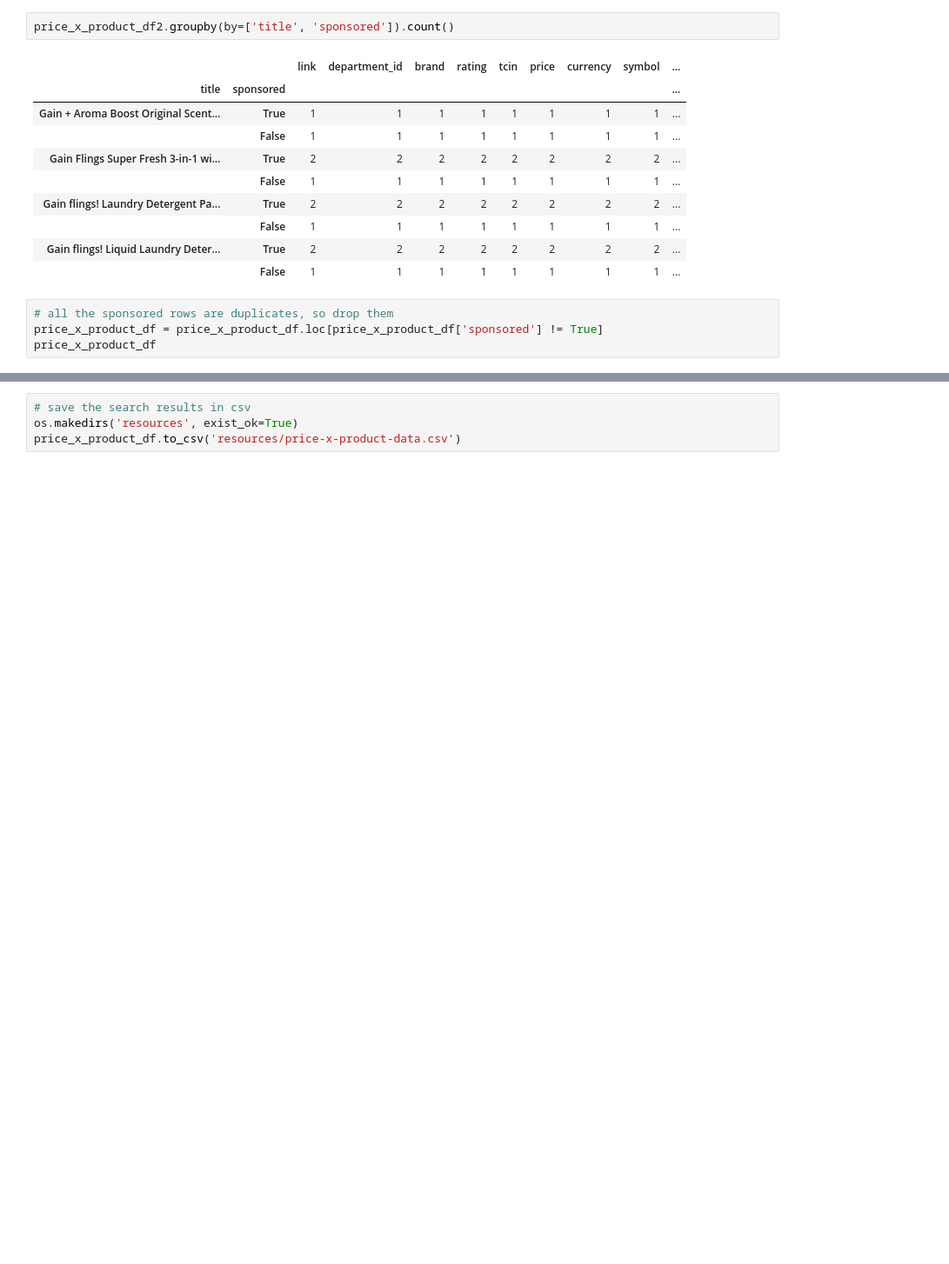
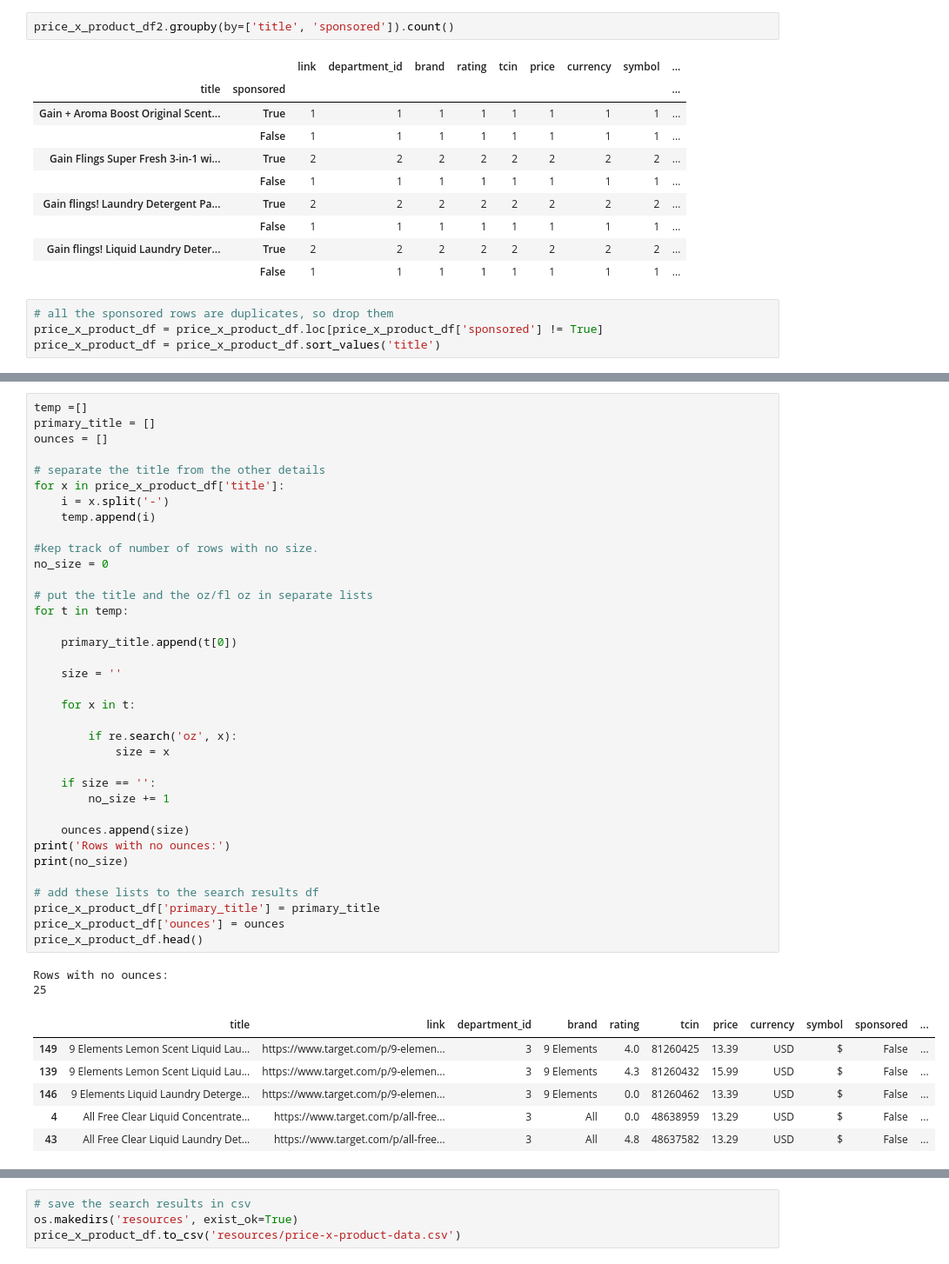
Before and after one commit to Annaolivia5/Target-price-analysis, a Jupyter notebook: Search_data_collection.ipynb, the cells around one changed output, grey strips where cells are left out. Shown at 87% size. Cells and saved outputs as stored; diff of their text form; blank space fills up the shorter version.

Commit message:
added ounces to the search results, and a primary title

```diff
--- a/Search_data_collection.ipynb
+++ b/Search_data_collection.ipynb
@@ -235,4 +237,4 @@ price_x_product_df2.groupby(by=['title', 'sponsored']).count()
 # %%
 # all the sponsored rows are duplicates, so drop them
 price_x_product_df = price_x_product_df.loc[price_x_product_df['sponsored'] != True]
-price_x_product_df
+price_x_product_df = price_x_product_df.sort_values('title')
@@ -252,0 +241,45 @@ price_x_product_df
+# %%
+temp =[]
+primary_title = []
+ounces = []
+
+# separate the title from the other details
+for x in price_x_product_df['title']:
+    i = x.split('-')
+    temp.append(i)
+
+#kep track of number of rows with no size.
+no_size = 0
+
+# put the title and the oz/fl oz in separate lists
+for t in temp:
+
+    primary_title.append(t[0])
+
+    size = ''
+
+    for x in t:
+
+        if re.search('oz', x):
+            size = x
+
+    if size == '':
+        no_size += 1
+
+    ounces.append(size)
+print('Rows with no ounces:')
+print(no_size)
+
+# add these lists to the search results df
+price_x_product_df['primary_title'] = primary_title
+price_x_product_df['ounces'] = ounces
+price_x_product_df.head()
+# %% [output]
+Rows with no ounces:
+25
+|  | title | link | department_id | brand | rating | tcin | price | currency | symbol | sponsored | ... |
+| 149 | 9 Elements Lemon Scent Liquid Lau... | https://www.target.com/p/9-elemen... | 3 | 9 Elements | 4.0 | 81260425 | 13.39 | USD | $ | False | ... |
+| 139 | 9 Elements Lemon Scent Liquid Lau... | https://www.target.com/p/9-elemen... | 3 | 9 Elements | 4.3 | 81260432 | 15.99 | USD | $ | False | ... |
+| 146 | 9 Elements Liquid Laundry Deterge... | https://www.target.com/p/9-elemen... | 3 | 9 Elements | 0.0 | 81260462 | 13.39 | USD | $ | False | ... |
+| 4 | All Free Clear Liquid Concentrate... | https://www.target.com/p/all-free... | 3 | All | 0.0 | 48638959 | 13.29 | USD | $ | False | ... |
+| 43 | All Free Clear Liquid Laundry Det... | https://www.target.com/p/all-free... | 3 | All | 4.8 | 48637582 | 13.29 | USD | $ | False | ... |
```
Also changed, not shown: parts of 6 cells of this notebook, 2 other files.
